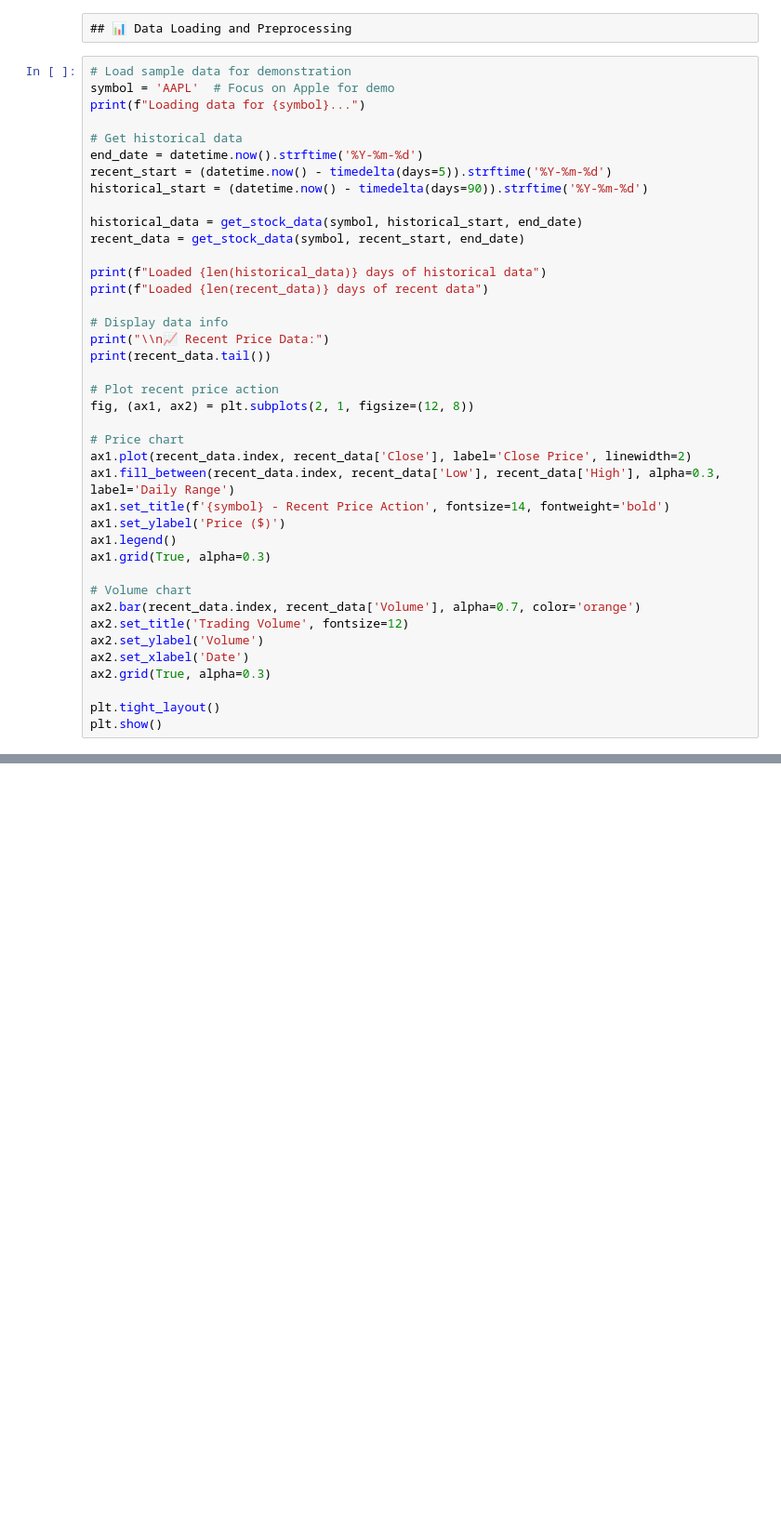
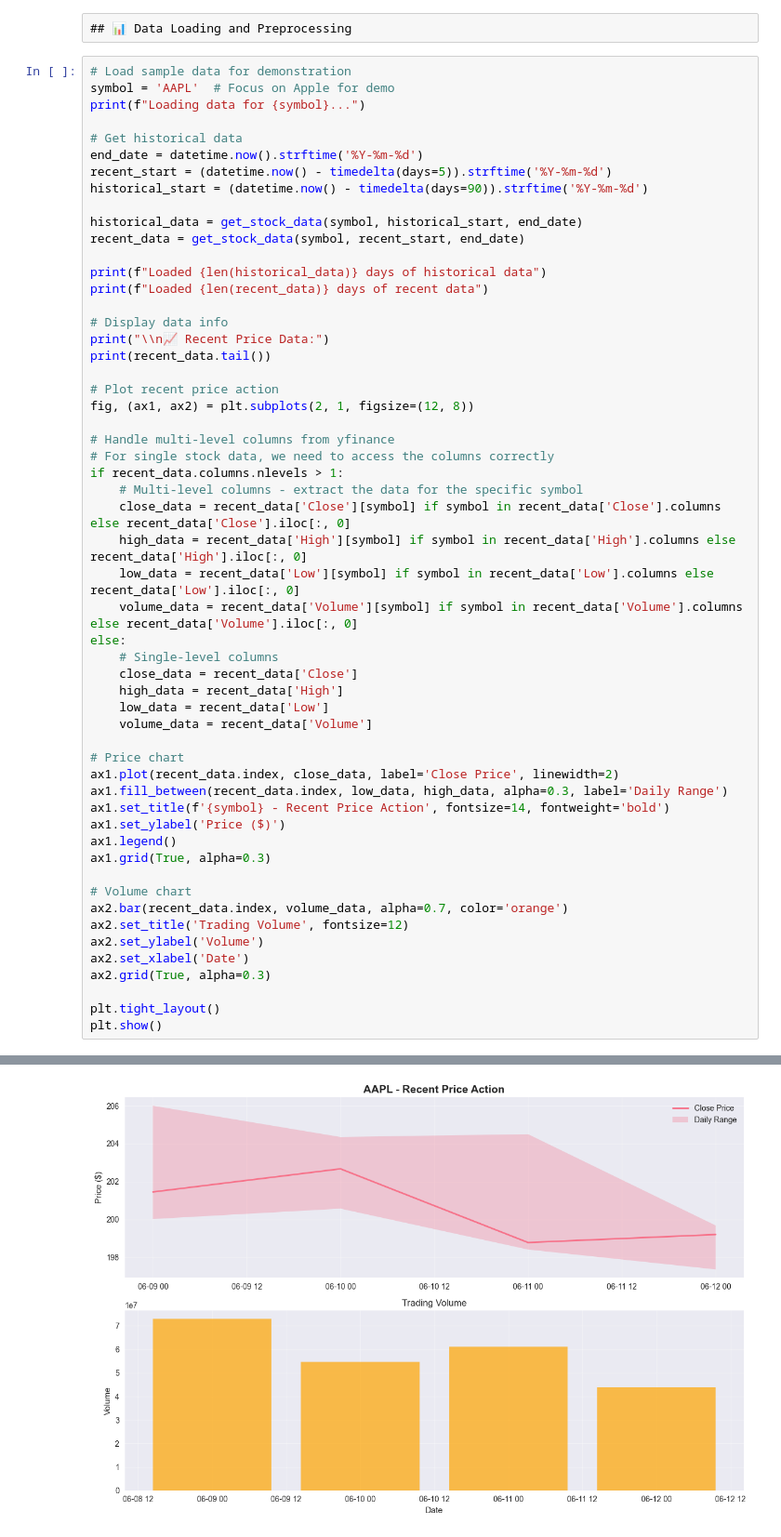
Before and after one commit to mohsin-khawaja/EvoScope, a Jupyter notebook: notebooks/demo_live_trading.ipynb, the cells around one changed output, grey strips where cells are left out. Shown: that part at 93% size. Cells and saved outputs as stored; diff of their text form; blank space fills up the shorter version.

```diff
--- a/notebooks/demo_live_trading.ipynb
+++ b/notebooks/demo_live_trading.ipynb
@@ -284,16 +1552,31 @@ print(recent_data.tail())
 # Plot recent price action
 fig, (ax1, ax2) = plt.subplots(2, 1, figsize=(12, 8))
 
+# Handle multi-level columns from yfinance
+# For single stock data, we need to access the columns correctly
+if recent_data.columns.nlevels > 1:
+    # Multi-level columns - extract the data for the specific symbol
+    close_data = recent_data['Close'][symbol] if symbol in recent_data['Close'].columns else recent_data['Close'].iloc[:, 0]
+    high_data = recent_data['High'][symbol] if symbol in recent_data['High'].columns else recent_data['High'].iloc[:, 0]
+    low_data = recent_data['Low'][symbol] if symbol in recent_data['Low'].columns else recent_data['Low'].iloc[:, 0]
+    volume_data = recent_data['Volume'][symbol] if symbol in recent_data['Volume'].columns else recent_data['Volume'].iloc[:, 0]
+else:
+    # Single-level columns
+    close_data = recent_data['Close']
+    high_data = recent_data['High']
+    low_data = recent_data['Low']
+    volume_data = recent_data['Volume']
+
 # Price chart
-ax1.plot(recent_data.index, recent_data['Close'], label='Close Price', linewidth=2)
-ax1.fill_between(recent_data.index, recent_data['Low'], recent_data['High'], alpha=0.3, label='Daily Range')
+ax1.plot(recent_data.index, close_data, label='Close Price', linewidth=2)
+ax1.fill_between(recent_data.index, low_data, high_data, alpha=0.3, label='Daily Range')
 ax1.set_title(f'{symbol} - Recent Price Action', fontsize=14, fontweight='bold')
 ax1.set_ylabel('Price ($)')
 ax1.legend()
 ax1.grid(True, alpha=0.3)
 
 # Volume chart
-ax2.bar(recent_data.index, recent_data['Volume'], alpha=0.7, color='orange')
+ax2.bar(recent_data.index, volume_data, alpha=0.7, color='orange')
 ax2.set_title('Trading Volume', fontsize=12)
 ax2.set_ylabel('Volume')
 ax2.set_xlabel('Date')
@@ -301,3 +1584,4 @@ ax2.grid(True, alpha=0.3)
 
 plt.tight_layout()
 plt.show()
+# %% [output]
@@ -303,0 +1601 @@ plt.show()
+[figure, added]
```
Also changed, not shown: parts of 25 cells of this notebook, 6 other files.
